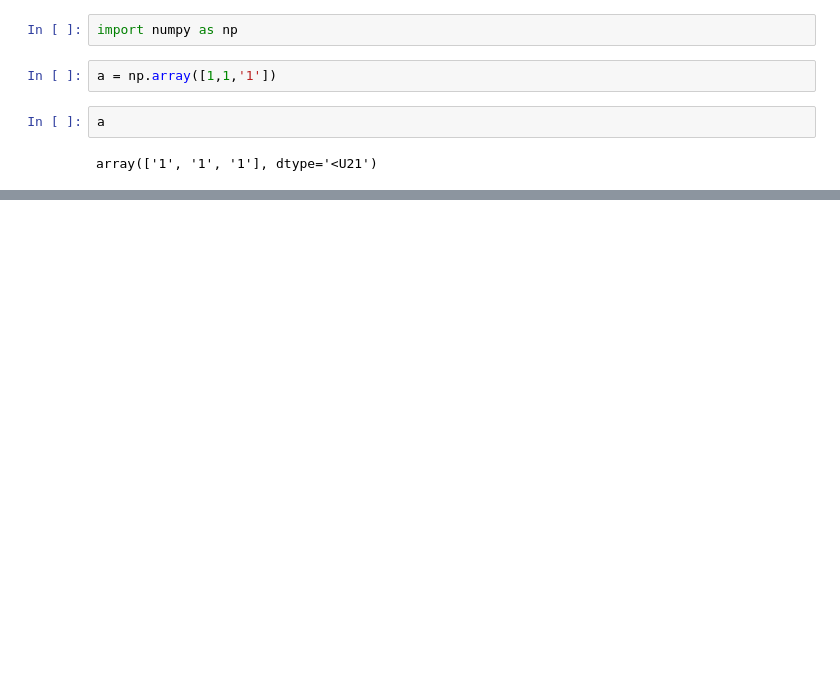
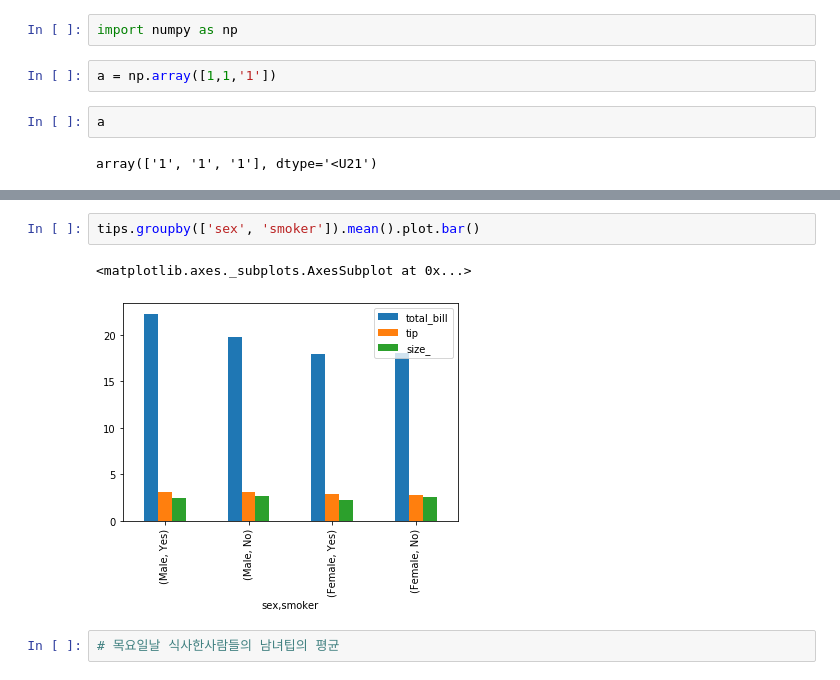
Before and after one commit to Junohera/jupyter, a Jupyter notebook: 1121/2.ipynb, the cells around one changed output, grey strips where cells are left out. Saved outputs shown, nothing was run; the diff lists cells and outputs as text; blank space fills up the shorter version.

```diff
--- a/1121/2.ipynb
+++ b/1121/2.ipynb
@@ -156,0 +355,7 @@ array(['1', '1', '1'], dtype='<U21')
+# %%
+tips.groupby(['sex', 'smoker']).mean().plot.bar()
+# %% [output]
+<matplotlib.axes._subplots.AxesSubplot at 0x...>
+[figure, added]
+# %%
+# 목요일날 식사한사람들의 남녀팁의 평균
```
Also changed, not shown: parts of 26 cells of this notebook, 2 other files.
